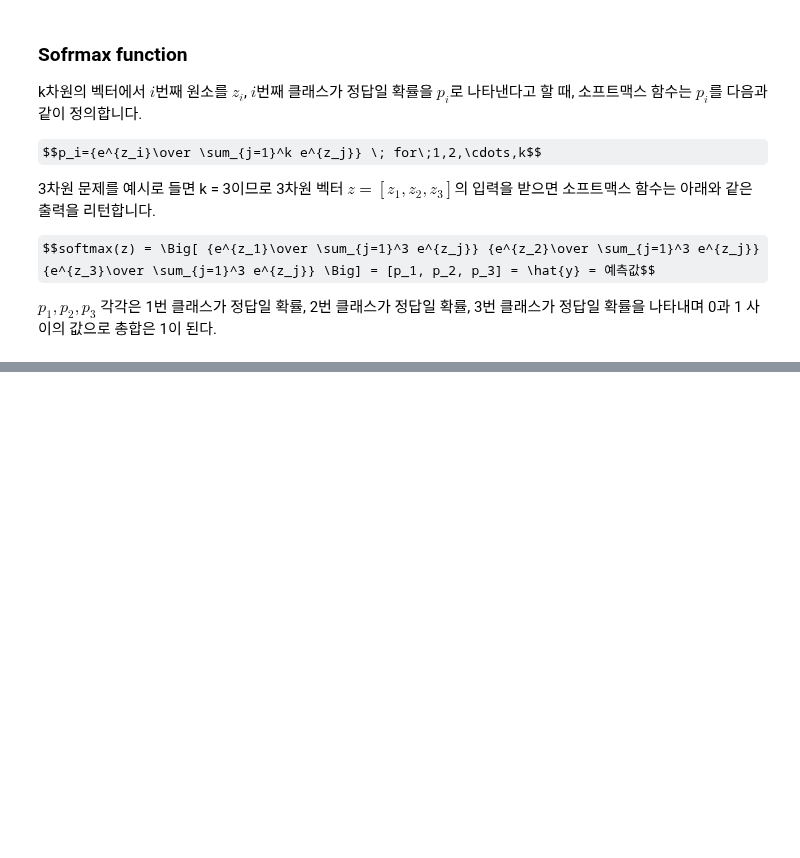
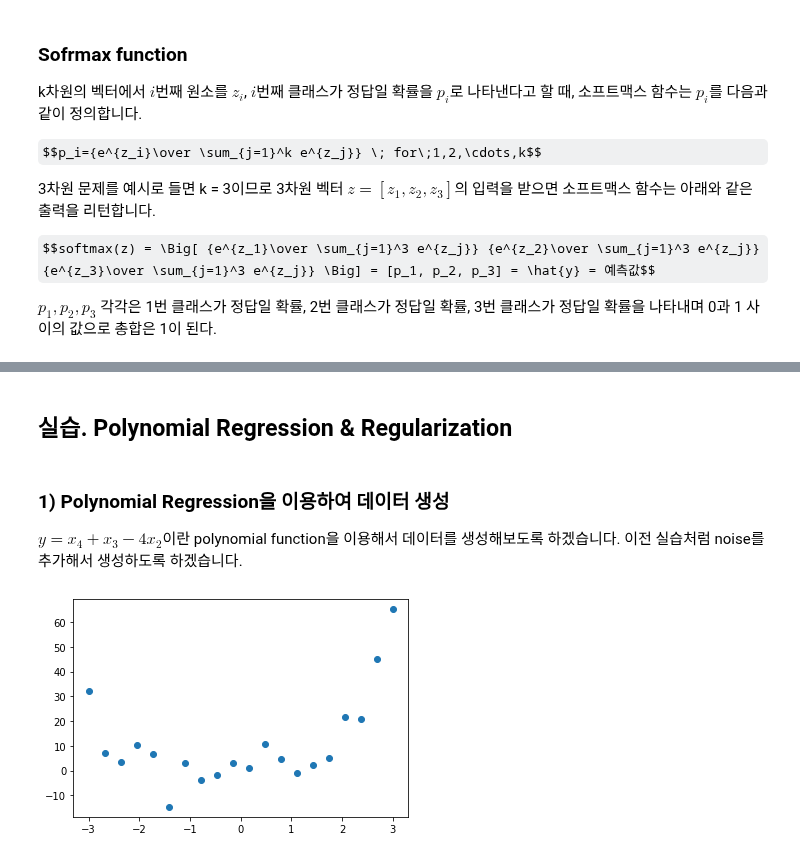
Before and after one commit to Kdelphinus/Python_study, a Jupyter notebook: goorm/AI기술 자연어 처리 전문가 양성 과정/02. Machine Learning.ipynb, the cells around one changed output, grey strips where cells are left out. Cells and saved outputs as stored; diff of their text form; code cells hidden in the pictures; some formulas as TeX source; blank space fills up the shorter version.

```diff
--- a/goorm/AI기술 자연어 처리 전문가 양성 과정/02. Machine Learning.ipynb
+++ b/goorm/AI기술 자연어 처리 전문가 양성 과정/02. Machine Learning.ipynb
@@ -997,0 +1097,6 @@ $p_1, p_2, p_3$ 각각은 1번 클래스가 정답일 확률, 2번 클래스가
+# %% [markdown]
+## 실습. Polynomial Regression & Regularization
+# %% [markdown]
+### 1) Polynomial Regression을 이용하여 데이터 생성
+
+$y = x_4 + x_3 - 4x_2$이란 polynomial function을 이용해서 데이터를 생성해보도록 하겠습니다. 이전 실습처럼 noise를 추가해서 생성하도록 하겠습니다.
@@ -997,0 +1107,7 @@ $p_1, p_2, p_3$ 각각은 1번 클래스가 정답일 확률, 2번 클래스가
+# %%
+numpy.random.seed(0)
+x = numpy.linspace(-3, 3, 20)
+y = x**4 + x**3 - 4 * x**2 + 8 * numpy.random.normal(size=len(x))
+pyplot.scatter(x, y);
+# %% [output]
+[figure, added]
```
Also changed, not shown: parts of 30 cells of this notebook.
